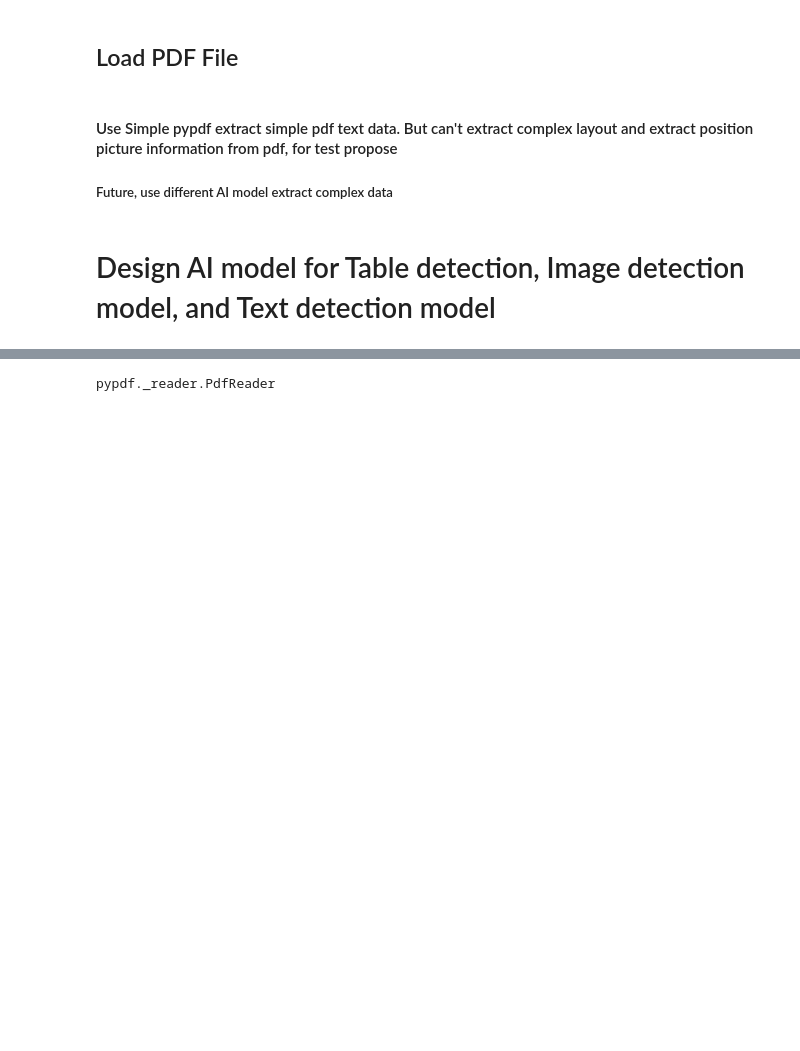
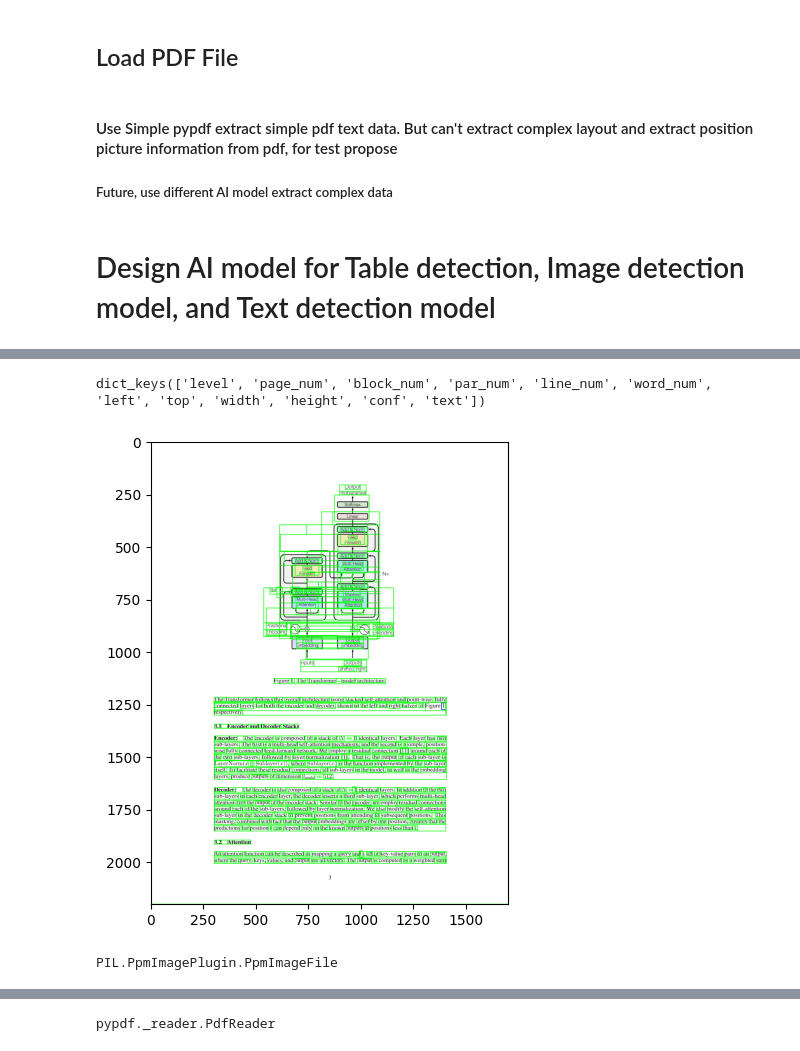
Before and after one commit to johnsonhk88/AI-Bank-Statement-Document-Automation-By-LLM-And-Personal-Finanical-Analysis-Prediction, a Jupyter notebook: src/dev/ai_bank_statement_dev.ipynb, the cells around one changed output, grey strips where cells are left out. Cells and saved outputs as stored; diff of their text form; code cells hidden in the pictures; blank space fills up the shorter version.

```diff
--- a/src/dev/ai_bank_statement_dev.ipynb
+++ b/src/dev/ai_bank_statement_dev.ipynb
@@ -432,0 +499,4 @@ readertest.load()
+# %%
+for page in imgPdf:
+    text = pytesseract.image_to_string(page)
+    print(text)
@@ -432,0 +524,31 @@ readertest.load()
+# %%
+# extract page text with coordiate
+def extractPageImgTextWithCoord(pageImg):
+    data = pytesseract.image_to_data(pageImg, output_type="dict")
+    print(data.keys())
+    numBox = len(data['level'])
+    cv2img =cv2.cvtColor(np.array(pageImg), cv2.COLOR_RGB2BGR)
+    # draw bounding box
+    for i in range(numBox):
+        (x, y, w, h) = (data['left'][i], data['top'][i], data['width'][i], data['height'][i])
+        cv2.rectangle(cv2img, (x, y), (x+w, y+h), (0, 255, 0), 2)
+
+
+    # cv2.imshow("Image", cv2img) # show image with bounding box in window
+    # # cv2.imshow("test", image)
+    # cv2.waitKey(0)
+    # cv2.destroyAllWindows()
+    plt.figure(figsize=(6, 6))
+    plt.imshow(cv2img)
+    plt.show()
+    return data
+
+
+extractData = extractPageImgTextWithCoord(page)
+# %% [output]
+dict_keys(['level', 'page_num', 'block_num', 'par_num', 'line_num', 'word_num', 'left', 'top', 'width', 'height', 'conf', 'text'])
+[figure, added]
+# %%
+type(page)
+# %% [output]
+PIL.PpmImagePlugin.PpmImageFile
```
Also changed, not shown: parts of 34 cells of this notebook, 3 other files.
